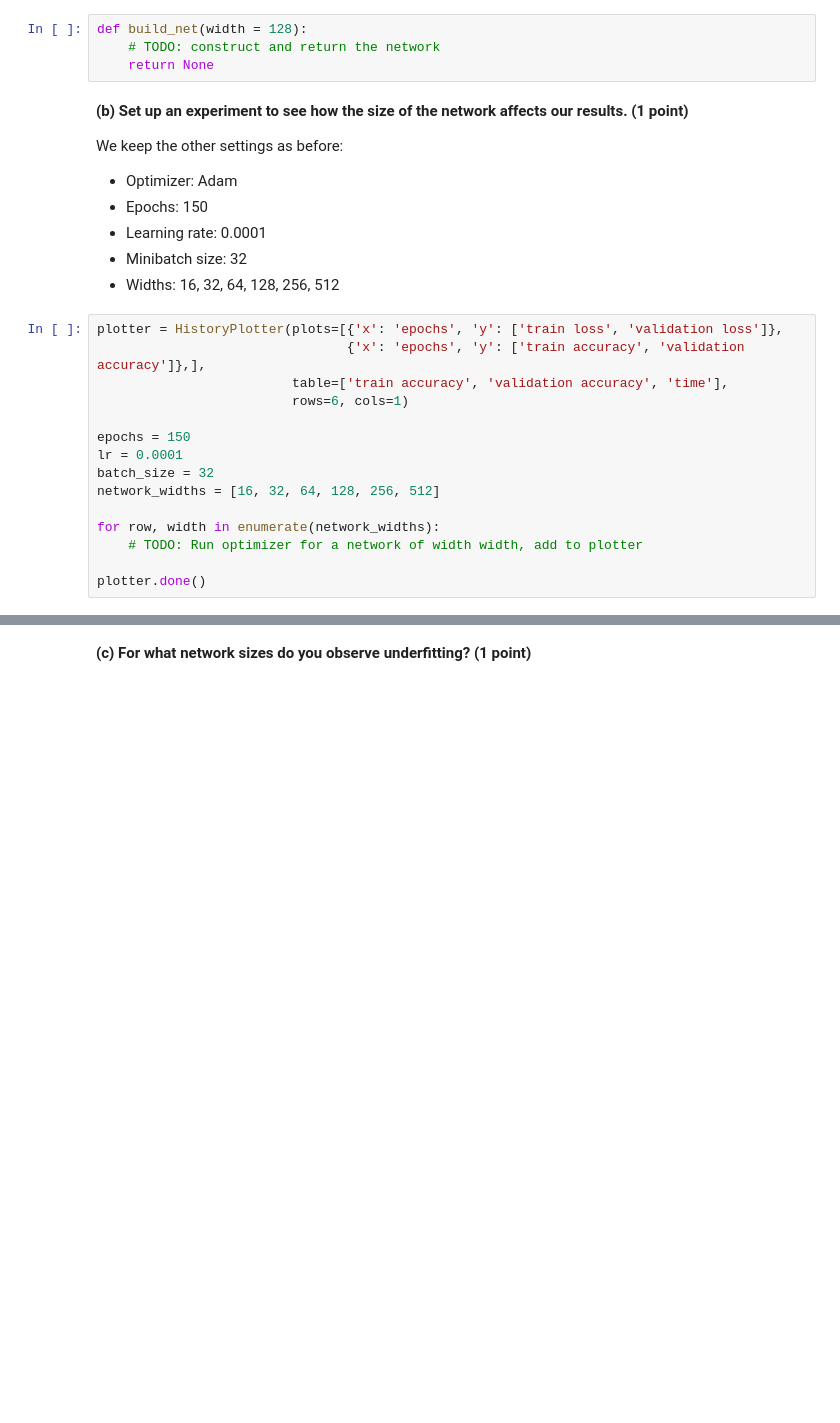
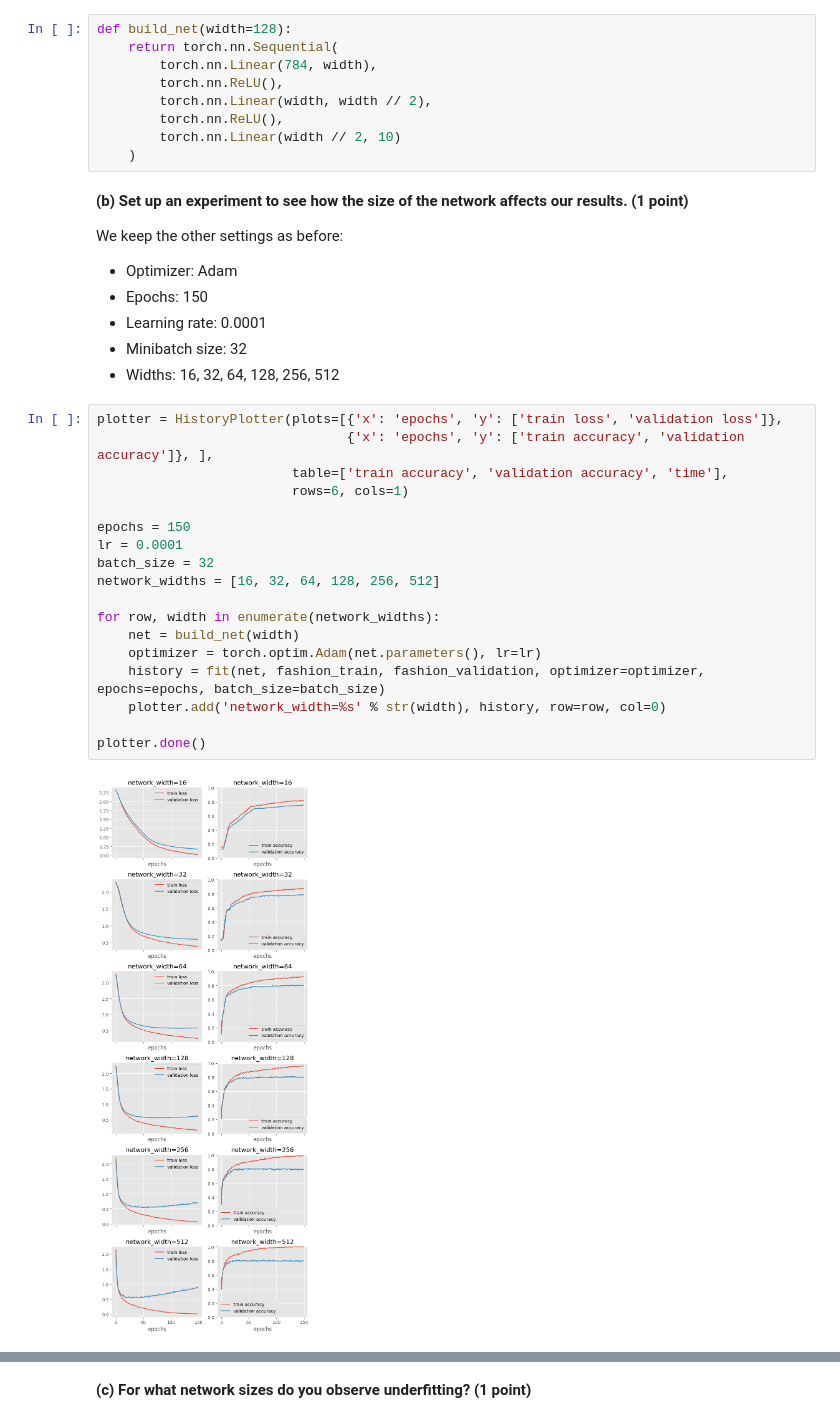
Before and after one commit to daanbrugmans/deep-learning-23-24, a Jupyter notebook: Assignment 2/dl-assignment-2.ipynb, the cells around one changed output, grey strips where cells are left out. Drawn from its saved outputs; the diff is of its cells as text; blank space fills up the shorter version.

```diff
--- a/Assignment 2/dl-assignment-2.ipynb
+++ b/Assignment 2/dl-assignment-2.ipynb
@@ -1111,10 +1268,15 @@ An often overlooked hyperparameter is the architecture of the neural network its
 The second hidden layer should have half that width, so the network we have been using so far has `width=128`.
 
 Hint: `a // b` is the Python notation for integer division rounding down.
-# %%
-def build_net(width = 128):
-    # TODO: construct and return the network
-    return None
+# %%
+def build_net(width=128):
+    return torch.nn.Sequential(
+        torch.nn.Linear(784, width),
+        torch.nn.ReLU(),
+        torch.nn.Linear(width, width // 2),
+        torch.nn.ReLU(),
+        torch.nn.Linear(width // 2, 10)
+    )
 # %% [markdown]
 **(b) Set up an experiment to see how the size of the network affects our results. <span style="float:right"> (1 point)</span>**
 
@@ -1126,16 +1288,21 @@ We keep the other settings as before:
 * Widths: 16, 32, 64, 128, 256, 512
 # %%
 plotter = HistoryPlotter(plots=[{'x': 'epochs', 'y': ['train loss', 'validation loss']},
-                                {'x': 'epochs', 'y': ['train accuracy', 'validation accuracy']},],
+                                {'x': 'epochs', 'y': ['train accuracy', 'validation accuracy']}, ],
                          table=['train accuracy', 'validation accuracy', 'time'],
                          rows=6, cols=1)
 
 epochs = 150
 lr = 0.0001
 batch_size = 32
 network_widths = [16, 32, 64, 128, 256, 512]
 
 for row, width in enumerate(network_widths):
-    # TODO: Run optimizer for a network of width width, add to plotter
+    net = build_net(width)
+    optimizer = torch.optim.Adam(net.parameters(), lr=lr)
+    history = fit(net, fashion_train, fashion_validation, optimizer=optimizer, epochs=epochs, batch_size=batch_size)
+    plotter.add('network_width=%s' % str(width), history, row=row, col=0)
 
 plotter.done()
+# %% [output]
+[figure, added]
```
Also changed, not shown: parts of 87 cells of this notebook, 4 other files.
